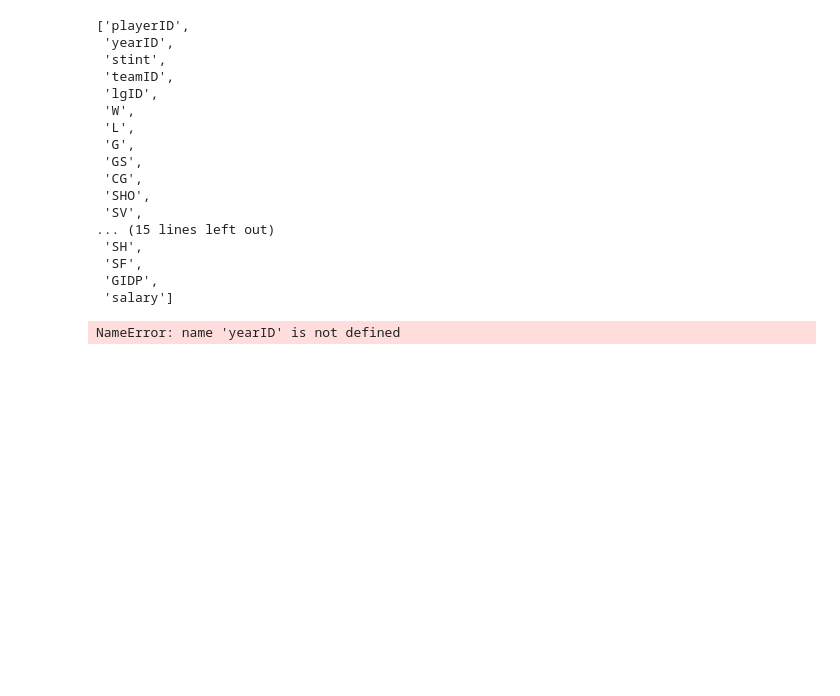
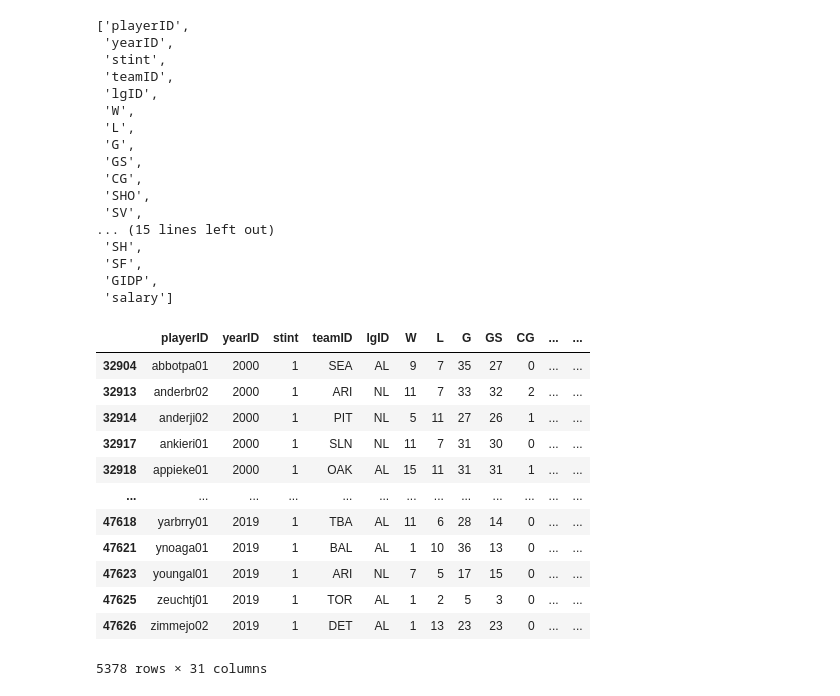
Before and after one commit to Jenny16x/TeamSix, a Jupyter notebook: Pitcher_Salary_Cleaning.ipynb, the cells around one changed output. Cells and saved outputs as stored; diff of their text form; code cells hidden in the pictures; blank space fills up the shorter version.

```diff
--- a/Pitcher_Salary_Cleaning.ipynb
+++ b/Pitcher_Salary_Cleaning.ipynb
@@ -79,8 +133,20 @@ list(pitcher_salary.columns)
  'SF',
  'GIDP',
  'salary']
-# %%
-pitcher_salary = pitcher_salary.columns(yearID >= 2000)
-pitcher_salary
-# %% [output]
-NameError: name 'yearID' is not defined
+# %%
+pitcher_salary_gs = pitcher_salary_years[pitcher_salary_years['GS']>=3]
+pitcher_salary_gs
+# %% [output]
+|  | playerID | yearID | stint | teamID | lgID | W | L | G | GS | CG | ... | ... |
+| 32904 | abbotpa01 | 2000 | 1 | SEA | AL | 9 | 7 | 35 | 27 | 0 | ... | ... |
+| 32913 | anderbr02 | 2000 | 1 | ARI | NL | 11 | 7 | 33 | 32 | 2 | ... | ... |
+| 32914 | anderji02 | 2000 | 1 | PIT | NL | 5 | 11 | 27 | 26 | 1 | ... | ... |
+| 32917 | ankieri01 | 2000 | 1 | SLN | NL | 11 | 7 | 31 | 30 | 0 | ... | ... |
+| 32918 | appieke01 | 2000 | 1 | OAK | AL | 15 | 11 | 31 | 31 | 1 | ... | ... |
+| ... | ... | ... | ... | ... | ... | ... | ... | ... | ... | ... | ... | ... |
+| 47618 | yarbrry01 | 2019 | 1 | TBA | AL | 11 | 6 | 28 | 14 | 0 | ... | ... |
+| 47621 | ynoaga01 | 2019 | 1 | BAL | AL | 1 | 10 | 36 | 13 | 0 | ... | ... |
+| 47623 | youngal01 | 2019 | 1 | ARI | NL | 7 | 5 | 17 | 15 | 0 | ... | ... |
+| 47625 | zeuchtj01 | 2019 | 1 | TOR | AL | 1 | 2 | 5 | 3 | 0 | ... | ... |
+| 47626 | zimmejo02 | 2019 | 1 | DET | AL | 1 | 13 | 23 | 23 | 0 | ... | ... |
+5378 rows × 31 columns
```
Also changed, not shown: parts of 5 cells of this notebook.
